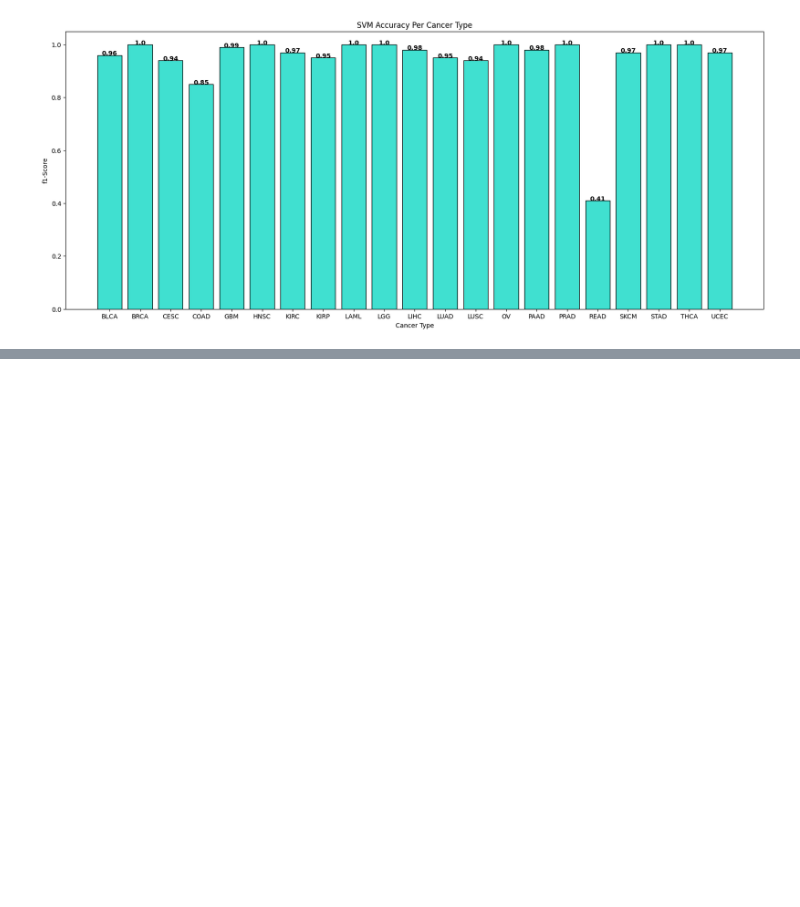
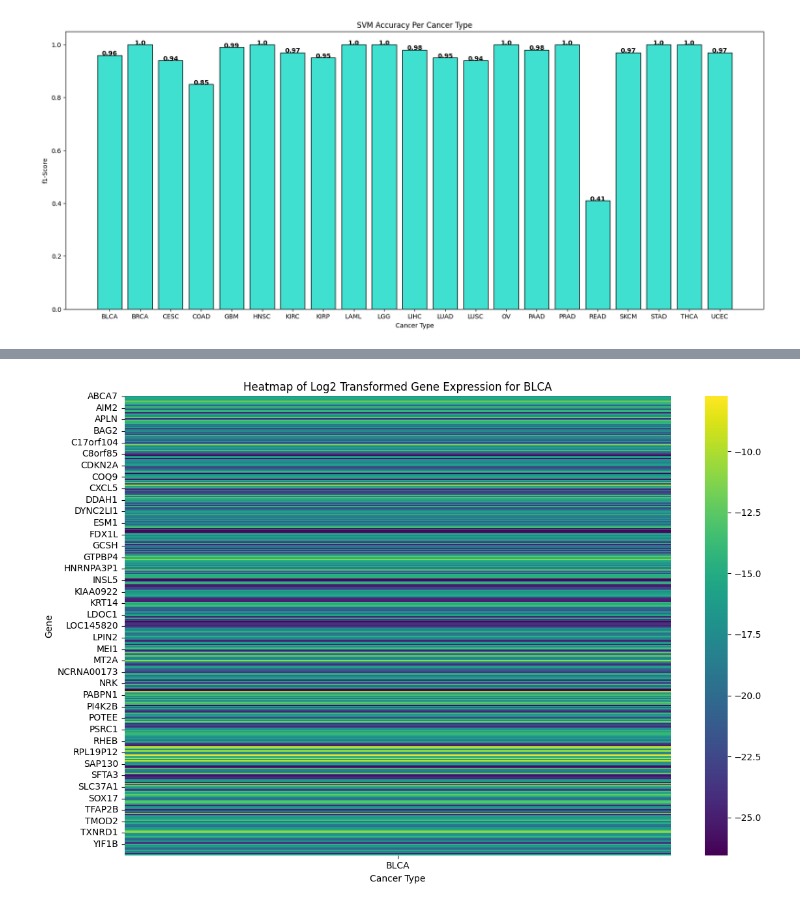
Before and after one commit to ngirmay/Tissue-of-origin, a Jupyter notebook: tissue_oo.ipynb, the cells around one changed output, grey strips where cells are left out. Cells and saved outputs as stored; diff of their text form; code cells hidden in the pictures; blank space fills up the shorter version.

```diff
--- a/tissue_oo.ipynb
+++ b/tissue_oo.ipynb
@@ -134,0 +185,44 @@ plt.show()
+# %%
+# Heat Map Test Case
+# Set the directory where your files are located
+directory = "/Users/ngirmay/Downloads/"
+file_pattern = "exp_seq"
+# Test with just one cancer type for the test case
+cancer_type_list = ["BLCA"]  # Replace with a valid cancer type code for the test
+
+# Load gene list
+gene_list = []
+gene_file = os.path.join(directory, "genes.txt")
+with open(gene_file, 'r') as f:
+    gene_list = [line.strip() for line in f]
+
+# Process data for the test cancer type and create a DataFrame for the heatmap
+heatmap_data_list = []
+
+# Test case: process only one cancer type
+cancer_type = cancer_type_list[0]
+file_path = os.path.join(directory, f"{file_pattern}.{cancer_type}-US.tsv.gz")
+if os.path.exists(file_path):
+    # Read the data directly from the compressed file
+    df = pd.read_csv(file_path, compression='gzip', sep='\t')
+    # Filter by gene_list if needed
+    df = df[df['gene_id'].isin(gene_list)]
+    # Log2 transform and aggregate data
+    df['log2_count'] = np.log2(df['normalized_read_count'].clip(lower=0.00000001))
+    # Aggregate by gene
+    gene_agg = df.groupby('gene_id')['log2_count'].mean().to_frame(name=cancer_type)
+    heatmap_data_list.append(gene_agg)
+
+# Combine all the aggregated data
+heatmap_df = pd.concat(heatmap_data_list, axis=1)
+
+# Generate the heatmap for the test case
+plt.figure(figsize=(12, 8))
+sns.heatmap(heatmap_df, cmap="viridis")
+plt.title(f'Heatmap of Log2 Transformed Gene Expression for {cancer_type}')
+plt.xlabel('Cancer Type')
+plt.ylabel('Gene')
+plt.tight_layout()
+plt.show()
+# %% [output]
+[figure, added]
```
Also changed, not shown: parts of 7 cells of this notebook.
